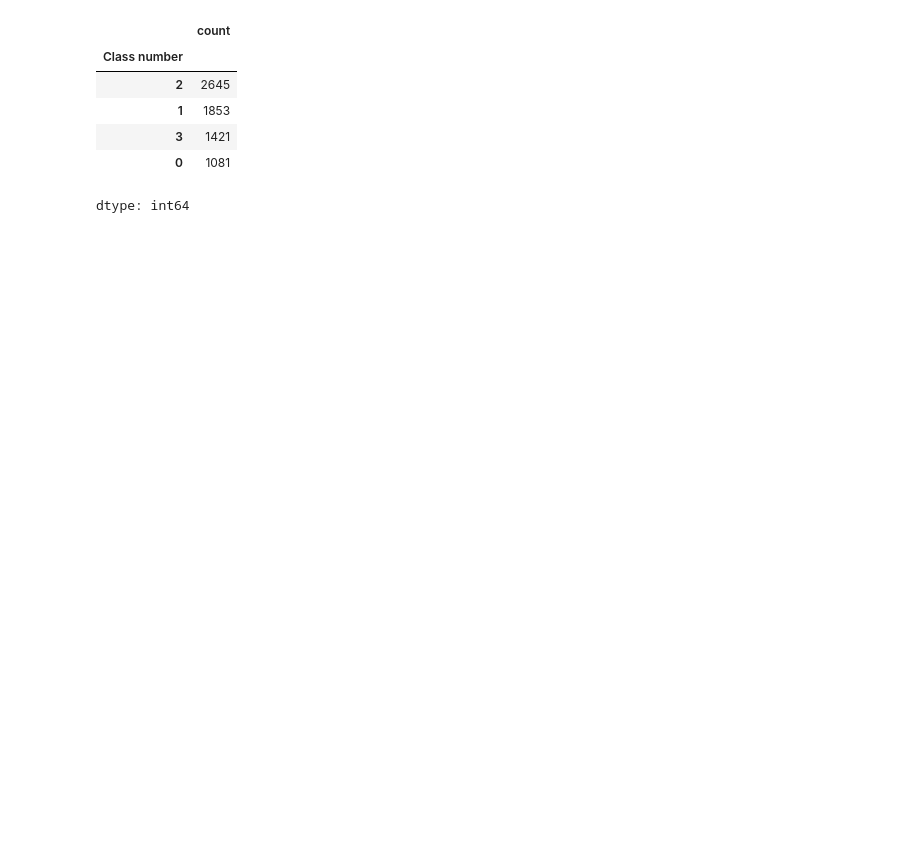
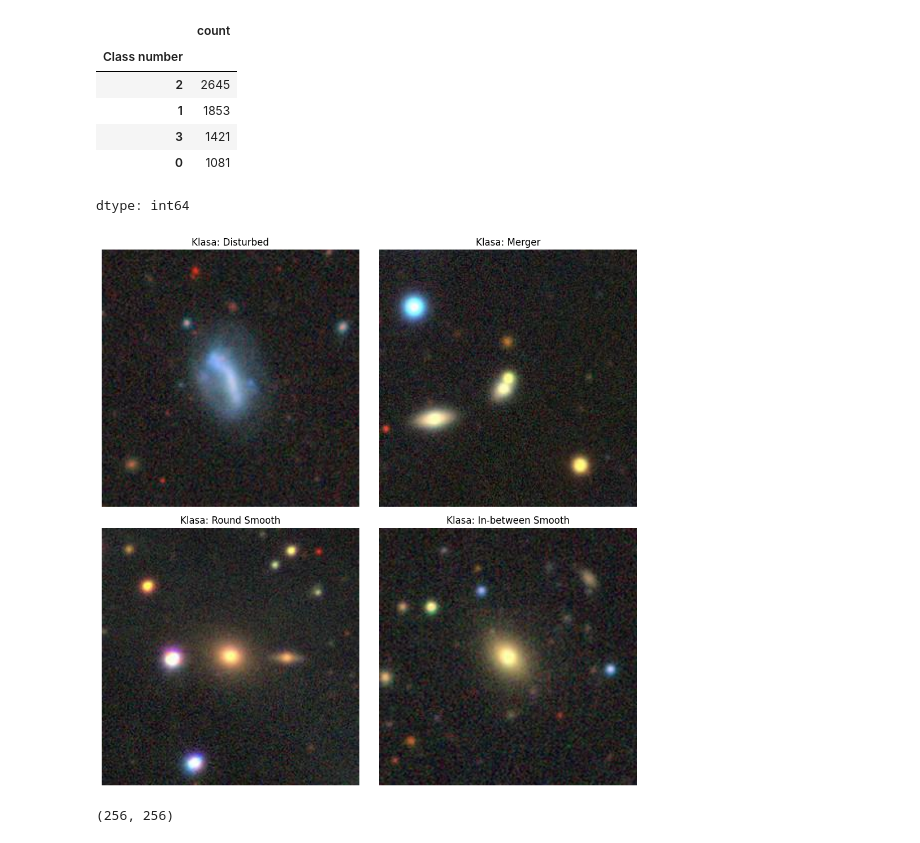
Before and after one commit to pevu97/Aerial-Object-Classifier, a Jupyter notebook: model.ipynb, the cells around one changed output. Drawn from its saved outputs; the diff is of its cells as text; code cells hidden in the pictures; blank space fills up the shorter version.

```diff
--- a/model.ipynb
+++ b/model.ipynb
@@ -52,5 +52,3 @@ Przykład: [1 0 0 0 0 0 0 0 0 0]
-# %%
-labels = np.argmax(labels, axis=1)
 # %%
 
 print(f"Kształt labels: {labels.shape}")
@@ -164,3 +162,43 @@ def split_dataset(source_dir, output_dir, split=(0.7, 0.2, 0.1), seed=42):
 
 # 🔁 Użycie:
 split_dataset("sorted_images", "dataset", split=(0.7, 0.2, 0.1))
+# %%
+import os
+import random
+import matplotlib.pyplot as plt
+from PIL import Image
+
+base_dir = "/content/sorted_images"
+class_names = sorted(os.listdir(base_dir))[:4]  # wybierz 4 klasy
+
+plt.figure(figsize=(10, 10))
+
+for i, class_name in enumerate(class_names):
+    class_dir = os.path.join(base_dir, class_name)
+    image_name = random.choice(os.listdir(class_dir))  # losowe zdjęcie
+    image_path = os.path.join(class_dir, image_name)
+
+    img = Image.open(image_path)
+
+    class_labels = {
+    '0': 'Disturbed',
+    '1': 'Merger',
+    '2': 'Round Smooth',
+    '3': 'In-between Smooth'
+    }
+
+    name_tag = class_labels.get(class_name, 'Inna klasa')
+
+
+    plt.subplot(2, 2, i + 1)
+    plt.imshow(img)
+    plt.title(f"Klasa: {name_tag}")
+    plt.axis("off")
+
+plt.tight_layout()
+plt.show()
+
+print(img.size)
+# %% [output]
+[figure, added]
+(256, 256)
```
Also changed, not shown: parts of 5 cells of this notebook.
